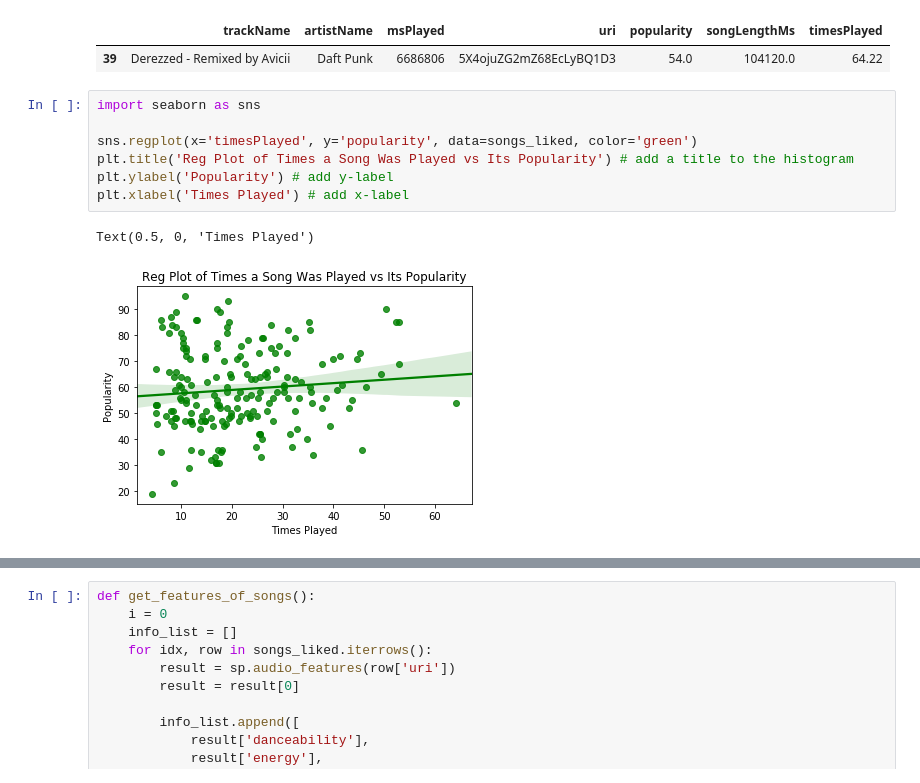
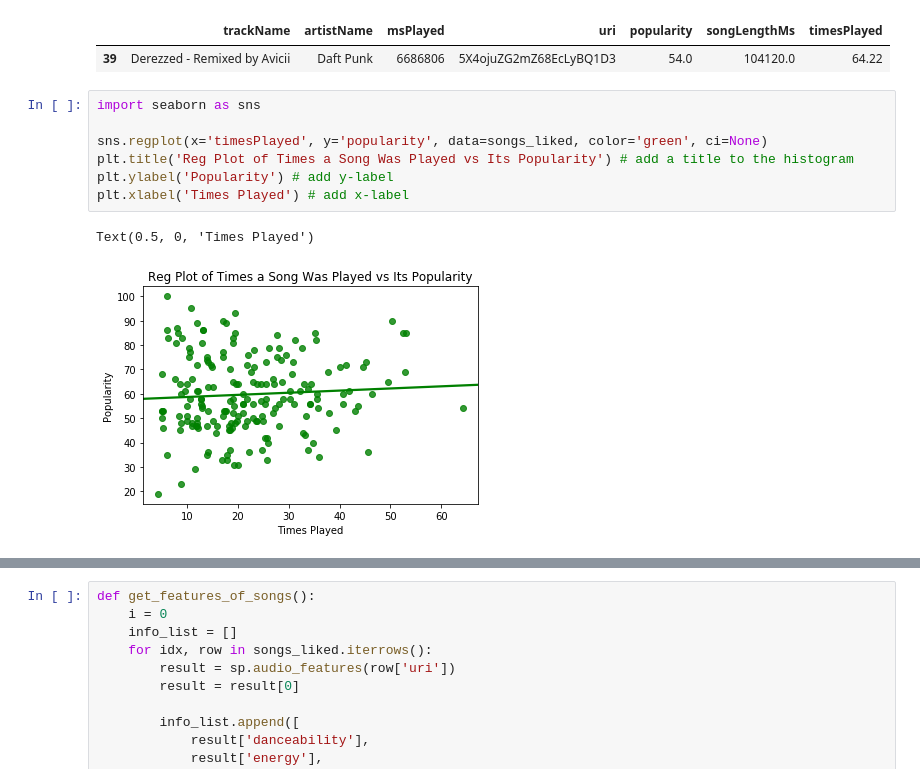
Before and after one commit to dalcantara7/spotify_data_analyzer, a Jupyter notebook: analysis_with_api_data.ipynb, the cells around one changed output, grey strips where cells are left out. Saved outputs shown, nothing was run; the diff lists cells and outputs as text.

```diff
--- a/analysis_with_api_data.ipynb
+++ b/analysis_with_api_data.ipynb
@@ -161,13 +167,13 @@ songs_liked[songs_liked['timesPlayed'] > 58]
 # %%
 import seaborn as sns
 
-sns.regplot(x='timesPlayed', y='popularity', data=songs_liked, color='green')
+sns.regplot(x='timesPlayed', y='popularity', data=songs_liked, color='green', ci=None)
 plt.title('Reg Plot of Times a Song Was Played vs Its Popularity') # add a title to the histogram
 plt.ylabel('Popularity') # add y-label
 plt.xlabel('Times Played') # add x-label
 # %% [output]
 Text(0.5, 0, 'Times Played')
-[figure, old version]
+[figure, new version]
 # %%
 songs_liked[['timesPlayed', 'popularity']].corr()
 # %% [output]
```
Also changed, not shown: parts of 23 cells of this notebook, 3 other files.
